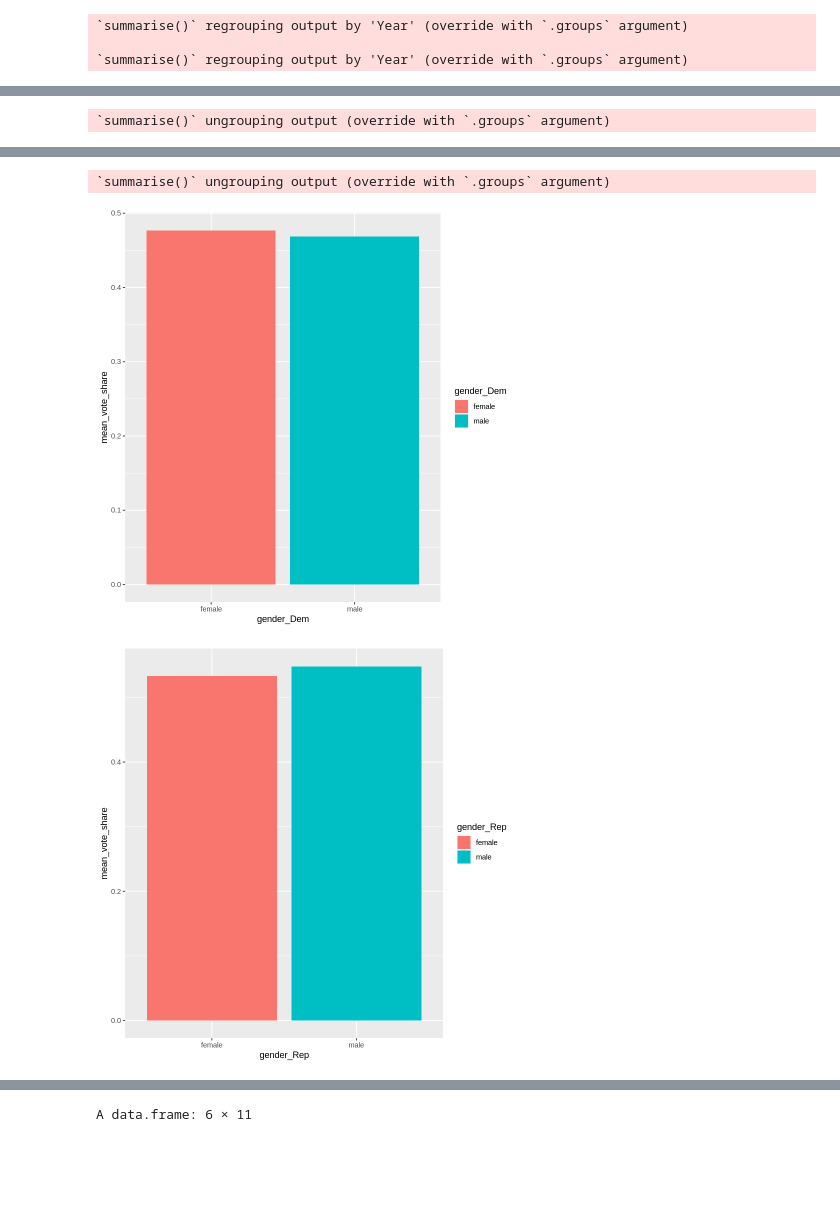
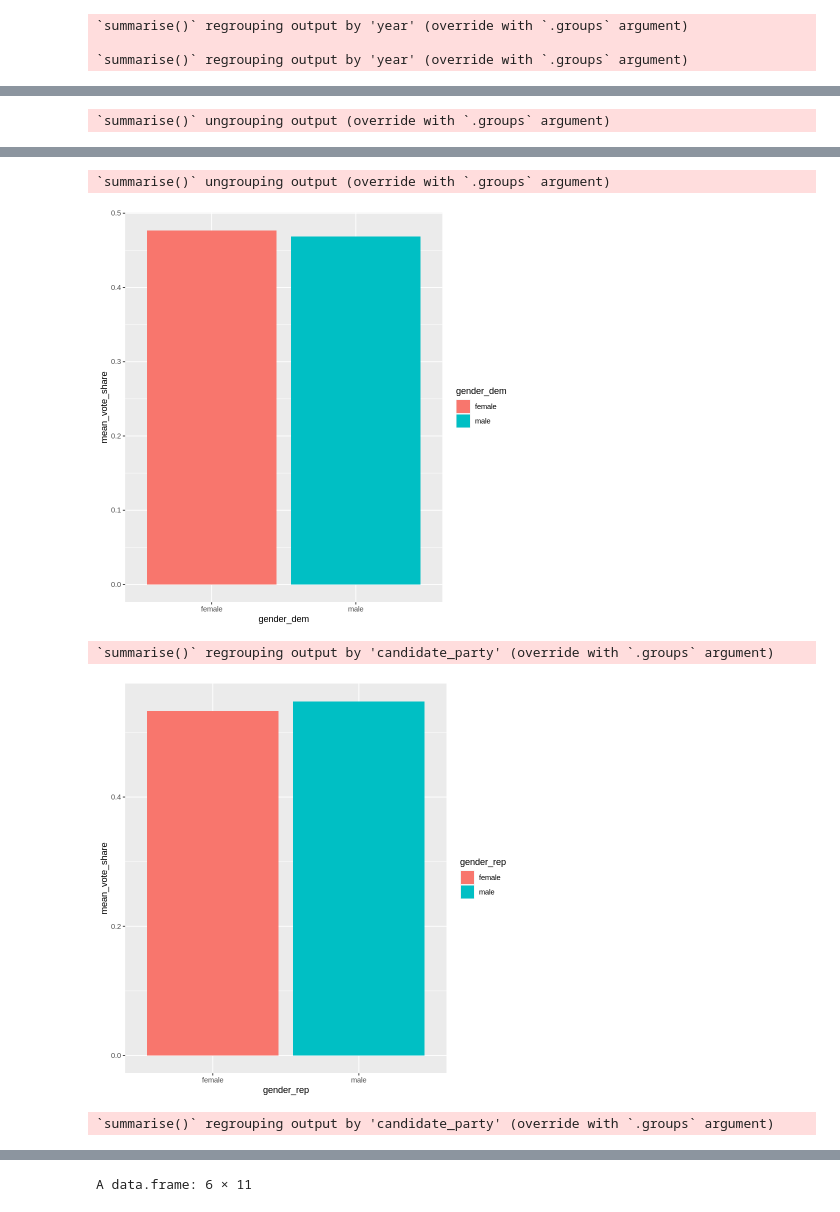
Before and after one commit to michael-bonitati-1117/final_project, a Jupyter notebook: Dataset_Analysis.ipynb, the cells around one changed output, grey strips where cells are left out. Saved outputs shown, nothing was run; the diff lists cells and outputs as text; code cells hidden in the pictures; blank space fills up the shorter version.

Commit message:
graph updates

```diff
--- a/Dataset_Analysis.ipynb
+++ b/Dataset_Analysis.ipynb
@@ -85,45 +125,80 @@ A data.frame: 6 × 11
 # %%
 ## Basic descriptives for 2016, separated by party
 
 elections_2016_long %>%
-    filter(Candidate.Party == "Democrat", Gender %in% c("male", "female"), !is.na(Votes)) %>%
-    group_by(Year, Gender) %>%
-    summarize(mean_votes = mean(Votes)) %>%
-    ggplot(aes(x = Gender, y = mean_votes, fill = Gender)) +
+    filter(candidate_party == "Democrat", gender %in% c("male", "female"), !is.na(total_votes)) %>%
+    group_by(year, gender) %>%
+    summarize(mean_votes = mean(total_votes)) %>%
+
+    ggplot(aes(x = gender, y = mean_votes, fill = gender)) +
         geom_bar(stat = "identity")
 
 
 elections_2016_long %>%
-    filter(Candidate.Party == "Republican", Gender %in% c("male", "female"), !is.na(Votes)) %>%
-    group_by(Year, Gender) %>%
-    summarize(mean_votes = mean(Votes)) %>%
-    ggplot(aes(x = Gender, y = mean_votes, fill = Gender)) +
+    filter(candidate_party == "Republican", gender %in% c("male", "female"), !is.na(total_votes)) %>%
+    group_by(year, gender) %>%
+    summarize(mean_votes = mean(total_votes)) %>%
+    ggplot(aes(x = gender, y = mean_votes, fill = gender)) +
         geom_bar(stat = "identity")
 
 
+elections_2016 %>%
+    group_by(gender_dem) %>%
+    filter(gender_dem %in% c("male", "female"), !is.na(vote_prop_dem), !vote_prop_dem == 1) %>%
+    summarize(count = n(),
+              mean_vote_share = mean(vote_prop_dem)) %>%
+    ggplot(aes(x = gender_dem, y = mean_vote_share, fill = gender_dem)) +
+        geom_bar(stat = "identity")
+
 
 elections_2016 %>%
-    group_by(gender_Dem) %>%
-    filter(gender_Dem %in% c("male", "female"), !is.na(Democrat.Vote.Prop), !Democrat.Vote.Prop == 1) %>%
+    group_by(gender_rep) %>%
+    filter(gender_rep %in% c("male", "female"), !is.na(vote_prop_rep), !vote_prop_rep == 1) %>%
     summarize(count = n(),
-              mean_vote_share = mean(Democrat.Vote.Prop)) %>%
-    ggplot(aes(x = gender_Dem, y = mean_vote_share, fill = gender_Dem)) +
+              mean_vote_share = mean(vote_prop_rep)) %>%
+    ggplot(aes(x = gender_rep, y = mean_vote_share, fill = gender_rep)) +
         geom_bar(stat = "identity")
 
-elections_2016 %>%
-    group_by(gender_Rep) %>%
-    filter(gender_Rep %in% c("male", "female"), !is.na(Republican.Vote.Prop), !Republican.Vote.Prop == 1) %>%
-    summarize(count = n(),
-              mean_vote_share = mean(Republican.Vote.Prop)) %>%
-    ggplot(aes(x = gender_Rep, y = mean_vote_share, fill = gender_Rep)) +
-        geom_bar(stat = "identity")
+
+elections_2016_long %>%
+    filter(gender %in% c("male", "female"), !is.na(vote_prop), vote_prop != 1) %>%
+    group_by(candidate_party, gender) %>%
+    summarize(avg_vote_prop = round(100*mean(vote_prop),1)) %>%
+    ggplot(aes(x = gender, y = avg_vote_prop, fill = gender, label = paste(avg_vote_prop, "%", sep = ""))) +
+        geom_bar(stat = "identity") +
+        geom_text(position = position_nudge(0,2)) +
+        facet_grid(. ~ candidate_party) +
+        ylim(0,75) +
+        labs(title = "Vote Share by Gender, Democrats vs Republicans",
+             subtitle = "2016",
+            x = "Gender",
+            y = "Average Vote Share") +
+        theme(legend.position = "none")
+
+
+elections_2016_long %>%
+    filter(gender %in% c("male", "female"), !is.na(vote_prop), vote_prop != 1, candidate_party == winner_party) %>%
+    group_by(candidate_party, gender) %>%
+    summarize(avg_vote_prop = round(100*mean(vote_prop),1)) %>%
+    ggplot(aes(x = gender, y = avg_vote_prop, fill = gender, label = paste(avg_vote_prop, "%", sep = ""))) +
+        geom_bar(stat = "identity") +
+        geom_text(position = position_nudge(0,2)) +
+        facet_grid(. ~ candidate_party) +
+        ylim(0,75) +
+        labs(title = "Vote Share by Gender, Democrats vs Republicans",
+             subtitle = "Winning Candidates Only, 2016",
+            x = "Gender",
+            y = "Average Vote Share") +
+        theme(legend.position = "none")
 # %% [output]
-`summarise()` regrouping output by 'Year' (override with `.groups` argument)
+`summarise()` regrouping output by 'year' (override with `.groups` argument)
 
-`summarise()` regrouping output by 'Year' (override with `.groups` argument)
+`summarise()` regrouping output by 'year' (override with `.groups` argument)
 [figure]
 `summarise()` ungrouping output (override with `.groups` argument)
 [figure]
 `summarise()` ungrouping output (override with `.groups` argument)
 [figure]
+`summarise()` regrouping output by 'candidate_party' (override with `.groups` argument)
-[figure, old version]
+[figure, new version]
+`summarise()` regrouping output by 'candidate_party' (override with `.groups` argument)
```
Also changed, not shown: parts of 8 cells of this notebook.
